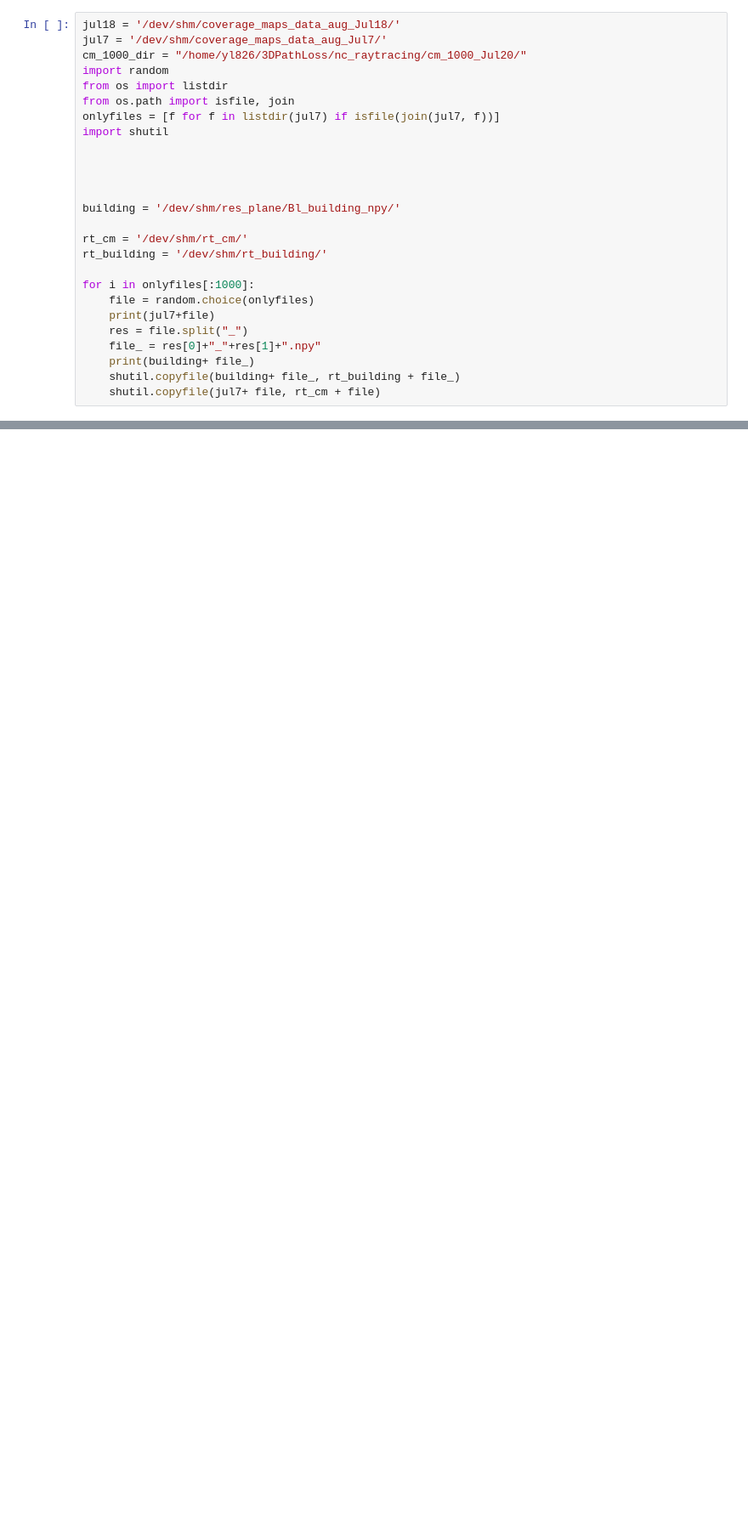
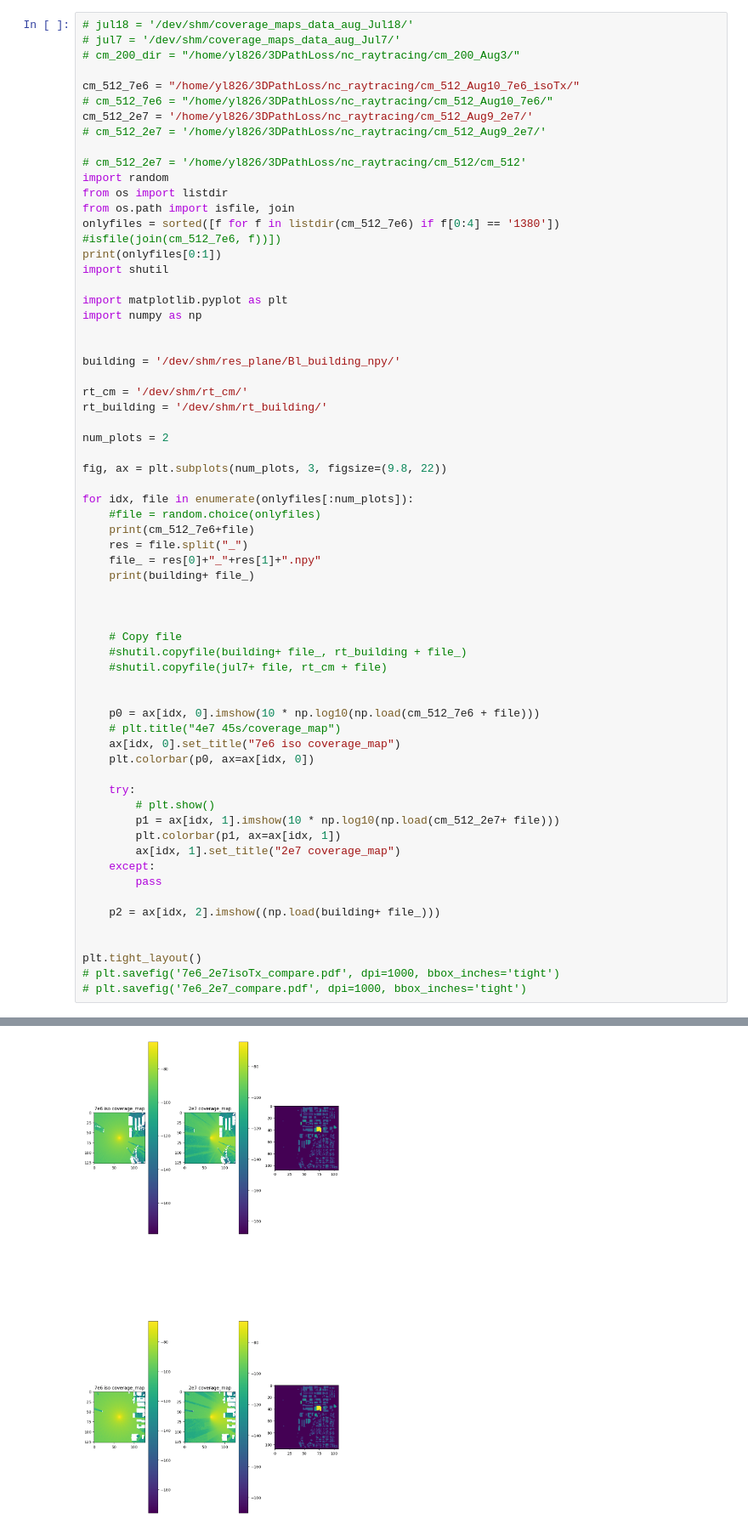
Before and after one commit to otaGran/3DPathLoss, a Jupyter notebook: nc_raytracing/POC/Random choose 100 data.ipynb, the cells around one changed output, grey strips where cells are left out. Shown: that part at 85% size. Drawn from its saved outputs; the diff is of its cells as text; blank space fills up the shorter version.

Commit message:
using subplots instead of separate plots

```diff
--- a/nc_raytracing/POC/Random choose 100 data.ipynb
+++ b/nc_raytracing/POC/Random choose 100 data.ipynb
@@ -1,14 +1,23 @@
 # %%
-jul18 = '/dev/shm/coverage_maps_data_aug_Jul18/'
-jul7 = '/dev/shm/coverage_maps_data_aug_Jul7/'
-cm_1000_dir = "/home/yl826/3DPathLoss/nc_raytracing/cm_1000_Jul20/"
+# jul18 = '/dev/shm/coverage_maps_data_aug_Jul18/'
+# jul7 = '/dev/shm/coverage_maps_data_aug_Jul7/'
+# cm_200_dir = "/home/yl826/3DPathLoss/nc_raytracing/cm_200_Aug3/"
+
+cm_512_7e6 = "/home/yl826/3DPathLoss/nc_raytracing/cm_512_Aug10_7e6_isoTx/"
+# cm_512_7e6 = "/home/yl826/3DPathLoss/nc_raytracing/cm_512_Aug10_7e6/"
+cm_512_2e7 = '/home/yl826/3DPathLoss/nc_raytracing/cm_512_Aug9_2e7/'
+# cm_512_2e7 = '/home/yl826/3DPathLoss/nc_raytracing/cm_512_Aug9_2e7/'
+
+# cm_512_2e7 = '/home/yl826/3DPathLoss/nc_raytracing/cm_512/cm_512'
 import random
 from os import listdir
 from os.path import isfile, join
-onlyfiles = [f for f in listdir(jul7) if isfile(join(jul7, f))]
+onlyfiles = sorted([f for f in listdir(cm_512_7e6) if f[0:4] == '1380']) #isfile(join(cm_512_7e6, f))])
+print(onlyfiles[0:1])
 import shutil
 
-
+import matplotlib.pyplot as plt
+import numpy as np
 
 
 building = '/dev/shm/res_plane/Bl_building_npy/'
@@ -16,12 +25,41 @@ building = '/dev/shm/res_plane/Bl_building_npy/'
 rt_cm = '/dev/shm/rt_cm/'
 rt_building = '/dev/shm/rt_building/'
 
-for i in onlyfiles[:1000]:
-    file = random.choice(onlyfiles)
-    print(jul7+file)
+num_plots = 2
+
+fig, ax = plt.subplots(num_plots, 3, figsize=(9.8, 22))
+
+for idx, file in enumerate(onlyfiles[:num_plots]):
+    #file = random.choice(onlyfiles)
+    print(cm_512_7e6+file)
     res = file.split("_")
     file_ = res[0]+"_"+res[1]+".npy"
     print(building+ file_)
-    shutil.copyfile(building+ file_, rt_building + file_)
-    shutil.copyfile(jul7+ file, rt_cm + file)
+
+
+
+    # Copy file
+    #shutil.copyfile(building+ file_, rt_building + file_)
+    #shutil.copyfile(jul7+ file, rt_cm + file)
+
+
+    p0 = ax[idx, 0].imshow(10 * np.log10(np.load(cm_512_7e6 + file)))
+    # plt.title("4e7 45s/coverage_map")
+    ax[idx, 0].set_title("7e6 iso coverage_map")
+    plt.colorbar(p0, ax=ax[idx, 0])
+
+    try:
+        # plt.show()
+        p1 = ax[idx, 1].imshow(10 * np.log10(np.load(cm_512_2e7+ file)))
+        plt.colorbar(p1, ax=ax[idx, 1])
+        ax[idx, 1].set_title("2e7 coverage_map")
+    except:
+        pass
+
+    p2 = ax[idx, 2].imshow((np.load(building+ file_)))
+
+
+plt.tight_layout()
+# plt.savefig('7e6_2e7isoTx_compare.pdf', dpi=1000, bbox_inches='tight')
+# plt.savefig('7e6_2e7_compare.pdf', dpi=1000, bbox_inches='tight')
 # %% [output]
@@ -44,0 +71 @@ for i in onlyfiles[:1000]:
+[figure, added]
```
Also changed, not shown: parts of 1 cell of this notebook.
